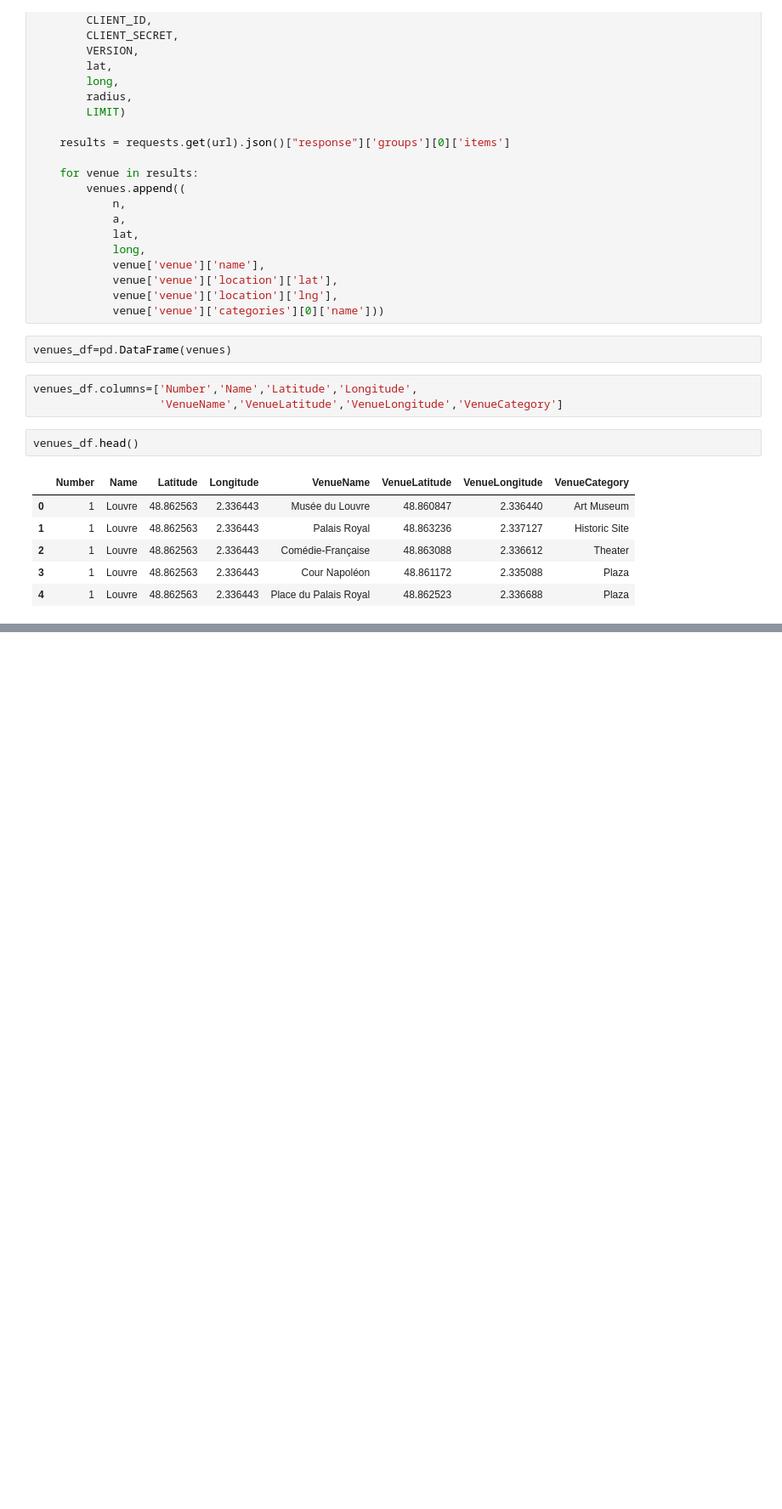
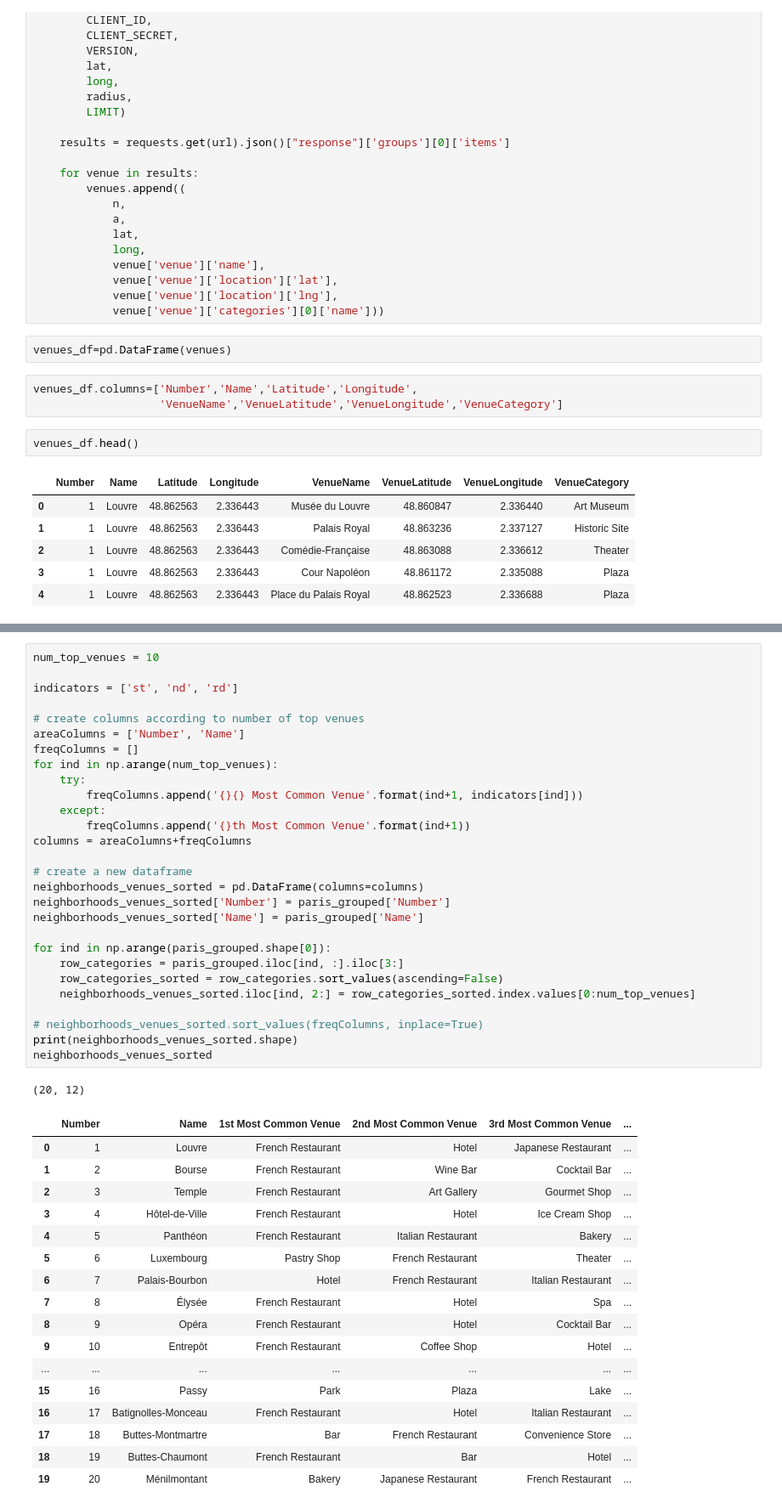
Before and after one commit to gillesw/capstone_ibm, a Jupyter notebook: Modula 4 et 5/Module4-intro.ipynb, the cells around one changed output, grey strips where cells are left out. Shown at 85% size. Drawn from its saved outputs; the diff is of its cells as text; blank space fills up the shorter version.

```diff
--- a/Modula 4 et 5/Module4-intro.ipynb
+++ b/Modula 4 et 5/Module4-intro.ipynb
@@ -140,0 +228,47 @@ venues_df.head()
+# %%
+num_top_venues = 10
+
+indicators = ['st', 'nd', 'rd']
+
+# create columns according to number of top venues
+areaColumns = ['Number', 'Name']
+freqColumns = []
+for ind in np.arange(num_top_venues):
+    try:
+        freqColumns.append('{}{} Most Common Venue'.format(ind+1, indicators[ind]))
+    except:
+        freqColumns.append('{}th Most Common Venue'.format(ind+1))
+columns = areaColumns+freqColumns
+
+# create a new dataframe
+neighborhoods_venues_sorted = pd.DataFrame(columns=columns)
+neighborhoods_venues_sorted['Number'] = paris_grouped['Number']
+neighborhoods_venues_sorted['Name'] = paris_grouped['Name']
+
+for ind in np.arange(paris_grouped.shape[0]):
+    row_categories = paris_grouped.iloc[ind, :].iloc[3:]
+    row_categories_sorted = row_categories.sort_values(ascending=False)
+    neighborhoods_venues_sorted.iloc[ind, 2:] = row_categories_sorted.index.values[0:num_top_venues]
+
+# neighborhoods_venues_sorted.sort_values(freqColumns, inplace=True)
+print(neighborhoods_venues_sorted.shape)
+neighborhoods_venues_sorted
+# %% [output]
+(20, 12)
+|  | Number | Name | 1st Most Common Venue | 2nd Most Common Venue | 3rd Most Common Venue | ... |
+| 0 | 1 | Louvre | French Restaurant | Hotel | Japanese Restaurant | ... |
+| 1 | 2 | Bourse | French Restaurant | Wine Bar | Cocktail Bar | ... |
+| 2 | 3 | Temple | French Restaurant | Art Gallery | Gourmet Shop | ... |
+| 3 | 4 | Hôtel-de-Ville | French Restaurant | Hotel | Ice Cream Shop | ... |
+| 4 | 5 | Panthéon | French Restaurant | Italian Restaurant | Bakery | ... |
+| 5 | 6 | Luxembourg | Pastry Shop | French Restaurant | Theater | ... |
+| 6 | 7 | Palais-Bourbon | Hotel | French Restaurant | Italian Restaurant | ... |
+| 7 | 8 | Élysée | French Restaurant | Hotel | Spa | ... |
+| 8 | 9 | Opéra | French Restaurant | Hotel | Cocktail Bar | ... |
+| 9 | 10 | Entrepôt | French Restaurant | Coffee Shop | Hotel | ... |
+| ... | ... | ... | ... | ... | ... | ... |
+| 15 | 16 | Passy | Park | Plaza | Lake | ... |
+| 16 | 17 | Batignolles-Monceau | French Restaurant | Hotel | Italian Restaurant | ... |
+| 17 | 18 | Buttes-Montmartre | Bar | French Restaurant | Convenience Store | ... |
+| 18 | 19 | Buttes-Chaumont | French Restaurant | Bar | Hotel | ... |
+| 19 | 20 | Ménilmontant | Bakery | Japanese Restaurant | French Restaurant | ... |
```
Also changed, not shown: parts of 27 cells of this notebook.
